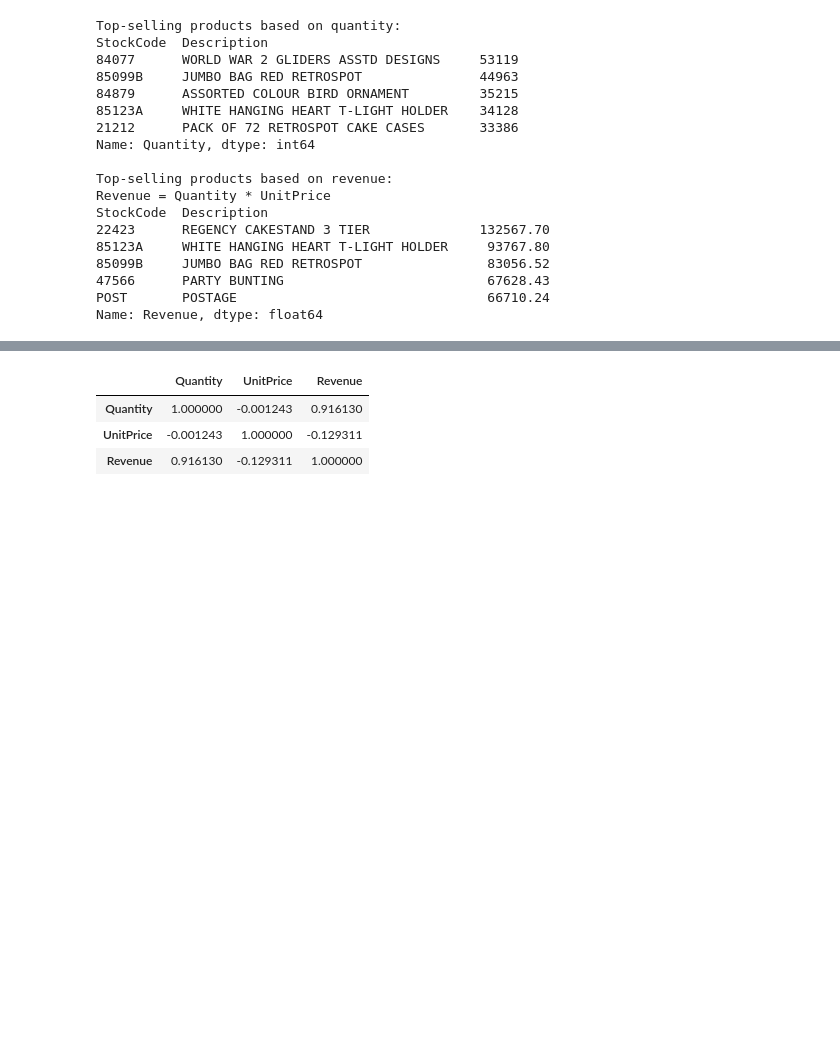
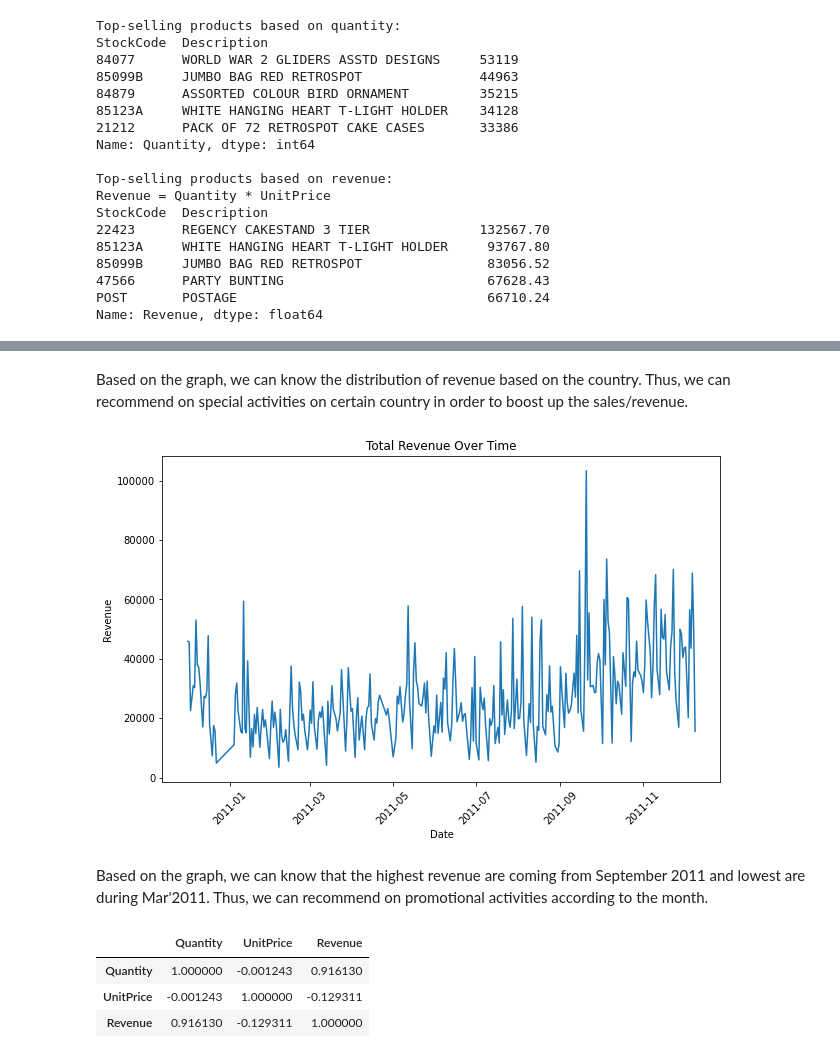
Before and after one commit to abkasa/aks, a Jupyter notebook: Data Scientist Interview - Assignment (Abdul Kadir)-Latest.ipynb, the cells around one changed output, grey strips where cells are left out. Drawn from its saved outputs; the diff is of its cells as text; code cells hidden in the pictures; blank space fills up the shorter version.

```diff
--- a/Data Scientist Interview - Assignment (Abdul Kadir)-Latest.ipynb
+++ b/Data Scientist Interview - Assignment (Abdul Kadir)-Latest.ipynb
@@ -273,3 +325,24 @@ Name: Revenue, dtype: float64
+# %% [markdown]
+Based on the graph, we can know the distribution of revenue based on the country. Thus, we can recommend on special activities on certain country in order to boost up the sales/revenue.
+# %%
+# Create a new column for just the date
+df["Date"] = df["InvoiceDate"].dt.date
+
+# Group by date and calculate total purchase amount
+daily_revenue = df.groupby("Date")["Revenue"].sum()
+
+# Plot total purchase amount over time
+plt.figure(figsize=(10, 6))
+daily_revenue.plot()
+plt.title("Total Revenue Over Time")
+plt.xlabel("Date")
+plt.ylabel("Revenue")
+plt.xticks(rotation=45)
+plt.show()
+# %% [output]
+[figure, added]
+# %% [markdown]
+Based on the graph, we can know that the highest revenue are coming from September 2011 and lowest are during Mar'2011. Thus, we can recommend on promotional activities according to the month.
 # %%
 df.corr()
 # %% [output]
```
Also changed, not shown: parts of 6 cells of this notebook.
